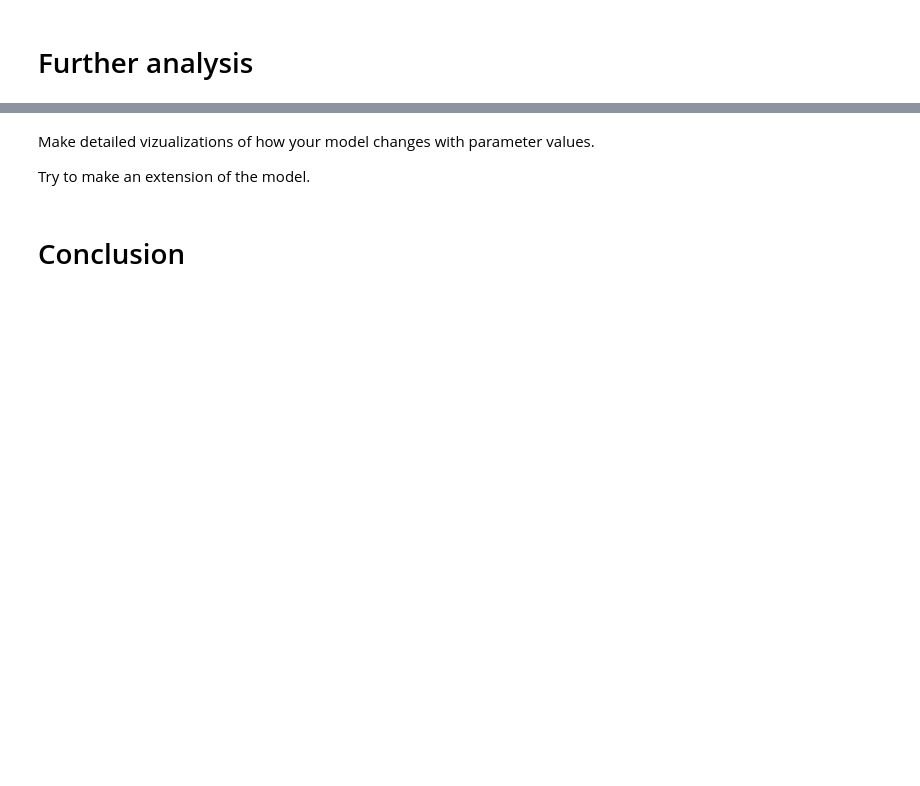
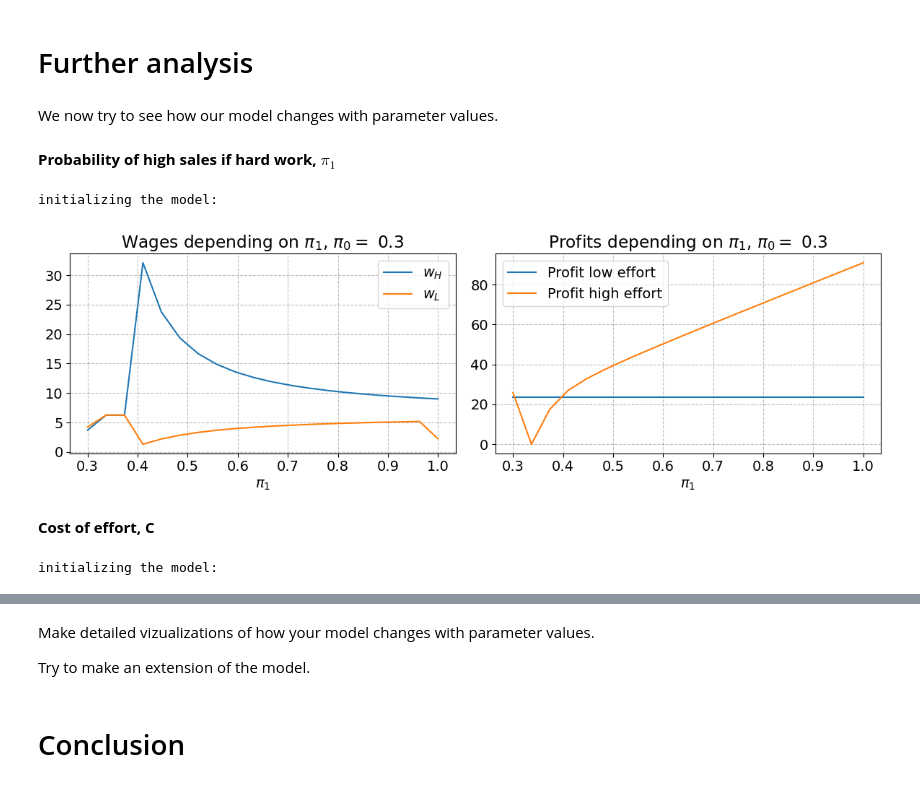
Before and after one commit to NumEconCopenhagen/projects-2023-lise-adam, a Jupyter notebook: modelproject/modelproject.ipynb, the cells around one changed output, grey strips where cells are left out. Saved outputs shown, nothing was run; the diff lists cells and outputs as text; code cells hidden in the pictures; blank space fills up the shorter version.

```diff
--- a/modelproject/modelproject.ipynb
+++ b/modelproject/modelproject.ipynb
@@ -296,2 +284,55 @@ fig.tight_layout()
 # %% [markdown]
 # Further analysis
+# %% [markdown]
+We now try to see how our model changes with parameter values.
+# %% [markdown]
+**Probability of high sales if hard work, $\pi_1$**
+# %%
+model = PrincipalAgentClass()
+par = model.par
+sol = model.sol
+# %% [output]
+initializing the model:
+# %%
+steps = 20
+grid = np.linspace(par.pi_0,1,steps)
+
+wH = np.nan + np.zeros(steps)
+wL = np.nan + np.zeros(steps)
+profit_low_effort = np.nan + np.zeros(steps)
+profit_high_effort = np.nan + np.zeros(steps)
+# %%
+for i,pi_1 in enumerate(grid):
+    par.pi_1 = pi_1
+    model.solve()
+    wH[i] = sol.wH
+    wL[i] = sol.wL
+    profit_low_effort[i] = sol.profit_low_effort
+    profit_high_effort[i] = sol.profit_high_effort
+# %%
+fig = plt.figure(figsize=(2*6,6/1.5))
+
+ax = fig.add_subplot(1,2,1)
+ax.set_title(f'Wages depending on $\pi_1$, $\pi_0=$ {par.pi_0}')
+ax.plot(grid,wH,label=r'$w_H$')
+ax.plot(grid,wL, label=r'$w_L$')
+ax.set(xlabel =r'$\pi_1$')
+ax.legend(frameon=True)
+
+ax = fig.add_subplot(1,2,2)
+ax.set_title(f'Profits depending on $\pi_1$, $\pi_0=$ {par.pi_0}')
+ax.plot(grid,profit_low_effort,label='Profit low effort')
+ax.plot(grid,profit_high_effort, label='Profit high effort')
+ax.set(xlabel =r'$\pi_1$')
+ax.legend(frameon=True)
+fig.tight_layout()
+# %% [output]
+[figure, added]
+# %% [markdown]
+**Cost of effort, C**
+# %%
+model = PrincipalAgentClass()
+par = model.par
+sol = model.sol
+# %% [output]
+initializing the model:
```
Also changed, not shown: parts of 19 cells of this notebook, 1 other file.
